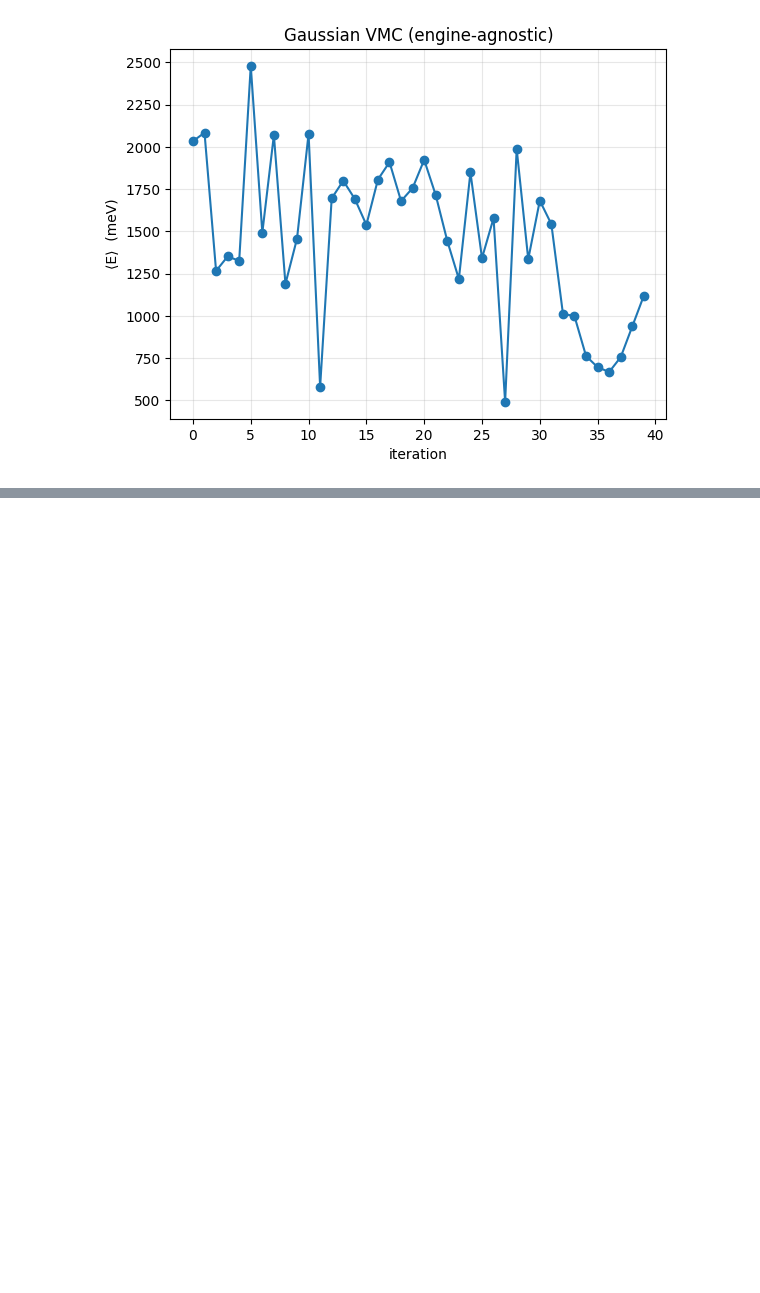
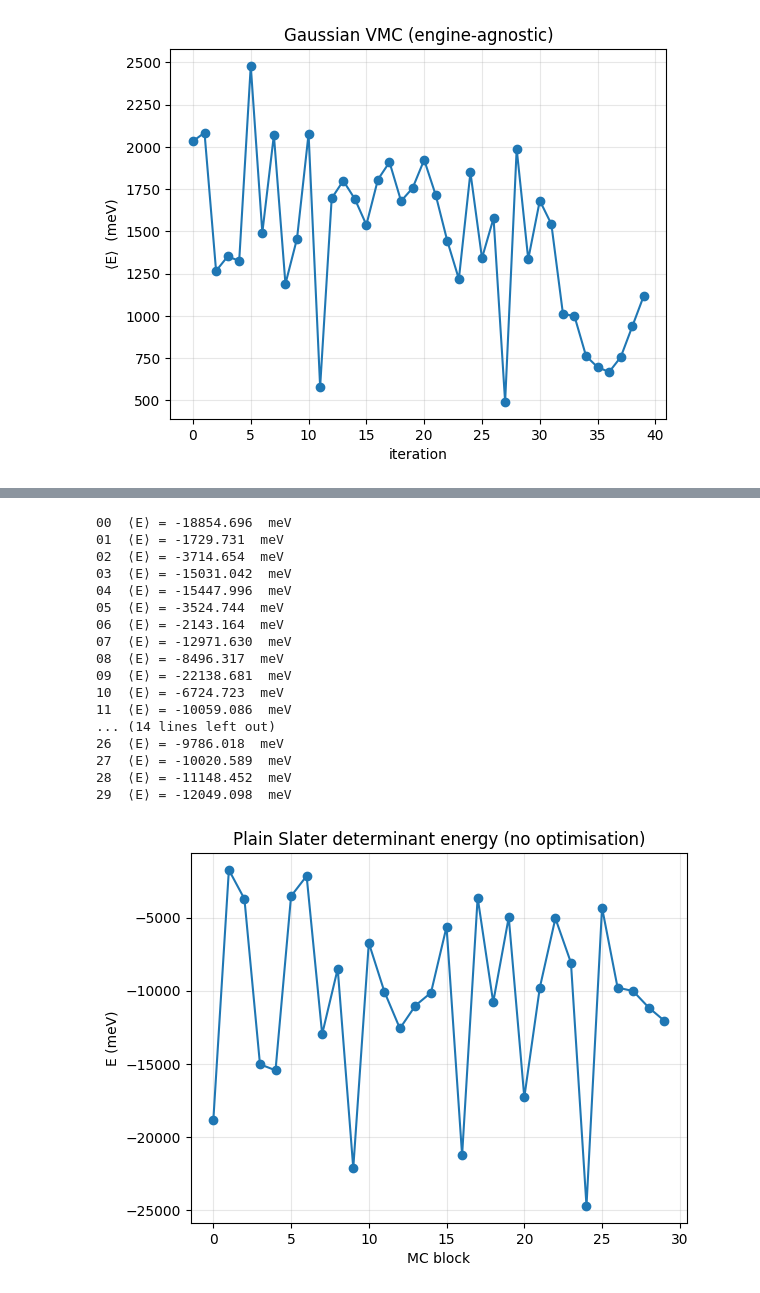
Before and after one commit to LexuZhao/SelfAttentionNN_VMC, a Jupyter notebook: test_code.ipynb, the cells around one changed output, grey strips where cells are left out. Saved outputs shown, nothing was run; the diff lists cells and outputs as text; code cells hidden in the pictures; blank space fills up the shorter version.

Commit message:
plainslateransatz

```diff
--- a/test_code.ipynb
+++ b/test_code.ipynb
@@ -41,0 +85,43 @@ plt.show()
+# %%
+# test on the Plain Slater ansatz on VMC
+import numpy as np, matplotlib.pyplot as plt
+from moire_model import energy_static, a_m
+from vmc_core    import VMC
+from wf_slater   import SlaterWF
+
+# ---- choose a simple “Fermi sea” of 6 plane-waves ---------------------
+k_mag = 2*np.pi/a_m
+k_vectors = k_mag * np.array([[0,0], [1,0], [-1,0], [0,1], [0,-1], [1,1]])  # toy choice
+
+wf  = SlaterWF(k_vectors, L=a_m)
+vmc = VMC(wf, energy_static, box_length=a_m)
+
+E_trace=[]
+for it in range(30):
+    E, grad, _ = vmc.step(n_cfg=800, lr=0.0)   # lr=0 ⇒ just evaluate
+    print(f"{it:02d}  ⟨E⟩ = {E:9.3f}  meV")
+    E_trace.append(E)
+
+plt.plot(E_trace, marker="o")
+plt.grid(alpha=.3); plt.xlabel("MC block"); plt.ylabel("E (meV)")
+plt.title("Plain Slater determinant energy (no optimisation)")
+plt.show()
+# %% [output]
+00  ⟨E⟩ = -18854.696  meV
+01  ⟨E⟩ = -1729.731  meV
+02  ⟨E⟩ = -3714.654  meV
+03  ⟨E⟩ = -15031.042  meV
+04  ⟨E⟩ = -15447.996  meV
+05  ⟨E⟩ = -3524.744  meV
+06  ⟨E⟩ = -2143.164  meV
+07  ⟨E⟩ = -12971.630  meV
+08  ⟨E⟩ = -8496.317  meV
+09  ⟨E⟩ = -22138.681  meV
+10  ⟨E⟩ = -6724.723  meV
+11  ⟨E⟩ = -10059.086  meV
+... (14 lines left out)
+26  ⟨E⟩ = -9786.018  meV
+27  ⟨E⟩ = -10020.589  meV
+28  ⟨E⟩ = -11148.452  meV
+29  ⟨E⟩ = -12049.098  meV
+[figure, added]
```
Also changed, not shown: parts of 2 cells of this notebook, 2 other files.
